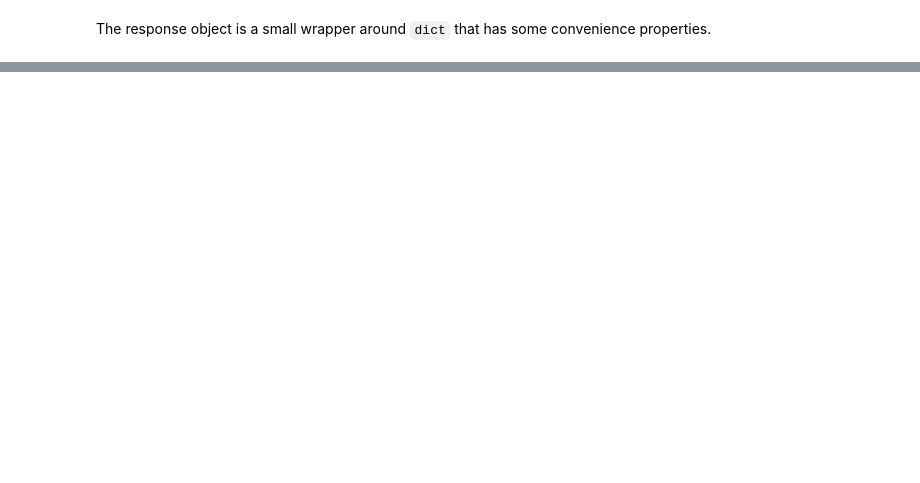
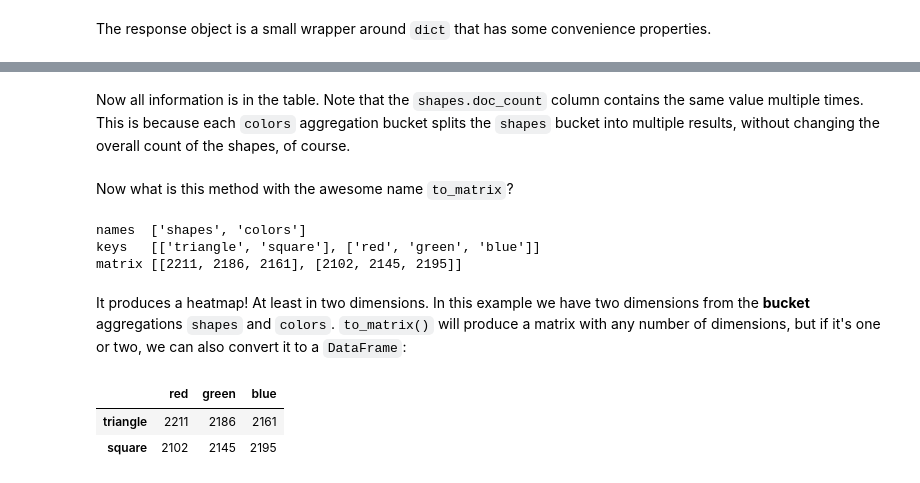
Before and after one commit to netzkolchose/elastipy, a Jupyter notebook: examples/tutorial.ipynb, the cells around one changed output, grey strips where cells are left out. Drawn from its saved outputs; the diff is of its cells as text; code cells hidden in the pictures; blank space fills up the shorter version.

```diff
--- a/examples/tutorial.ipynb
+++ b/examples/tutorial.ipynb
@@ -186,0 +333,7 @@ Search(index=ShapeExporter.INDEX_NAME) \
+# %%
+agg = Search(index="elastipy-example-shapes") \
+    .agg_terms("shapes", field="shape") \
+    .agg_terms("colors", field="color") \
+    .metric_sum("area", field="area") \
+    .metric_avg("avg-area", field="area") \
+    .execute()
@@ -186,0 +385,21 @@ Search(index=ShapeExporter.INDEX_NAME) \
+# %% [markdown]
+Now all information is in the table. Note that the `shapes.doc_count` column contains the same value multiple times. This is because each `colors` aggregation bucket splits the `shapes` bucket into multiple results, without changing the overall count of the shapes, of course.
+# %% [markdown]
+Now what is this method with the awesome name `to_matrix`?
+# %%
+names, keys, matrix = agg.to_matrix()
+print("names ", names)
+print("keys  ", keys)
+print("matrix", matrix)
+# %% [output]
+names  ['shapes', 'colors']
+keys   [['triangle', 'square'], ['red', 'green', 'blue']]
+matrix [[2211, 2186, 2161], [2102, 2145, 2195]]
+# %% [markdown]
+It produces a heatmap! At least in two dimensions. In this example we have two dimensions from the **bucket** aggregations `shapes` and `colors`. `to_matrix()` will produce a matrix with any number of dimensions, but if it's one or two, we can also convert it to a `DataFrame`:
+# %%
+agg.df_matrix()
+# %% [output]
+|  | red | green | blue |
+| triangle | 2211 | 2186 | 2161 |
+| square | 2102 | 2145 | 2195 |
```
Also changed, not shown: parts of 42 cells of this notebook.
